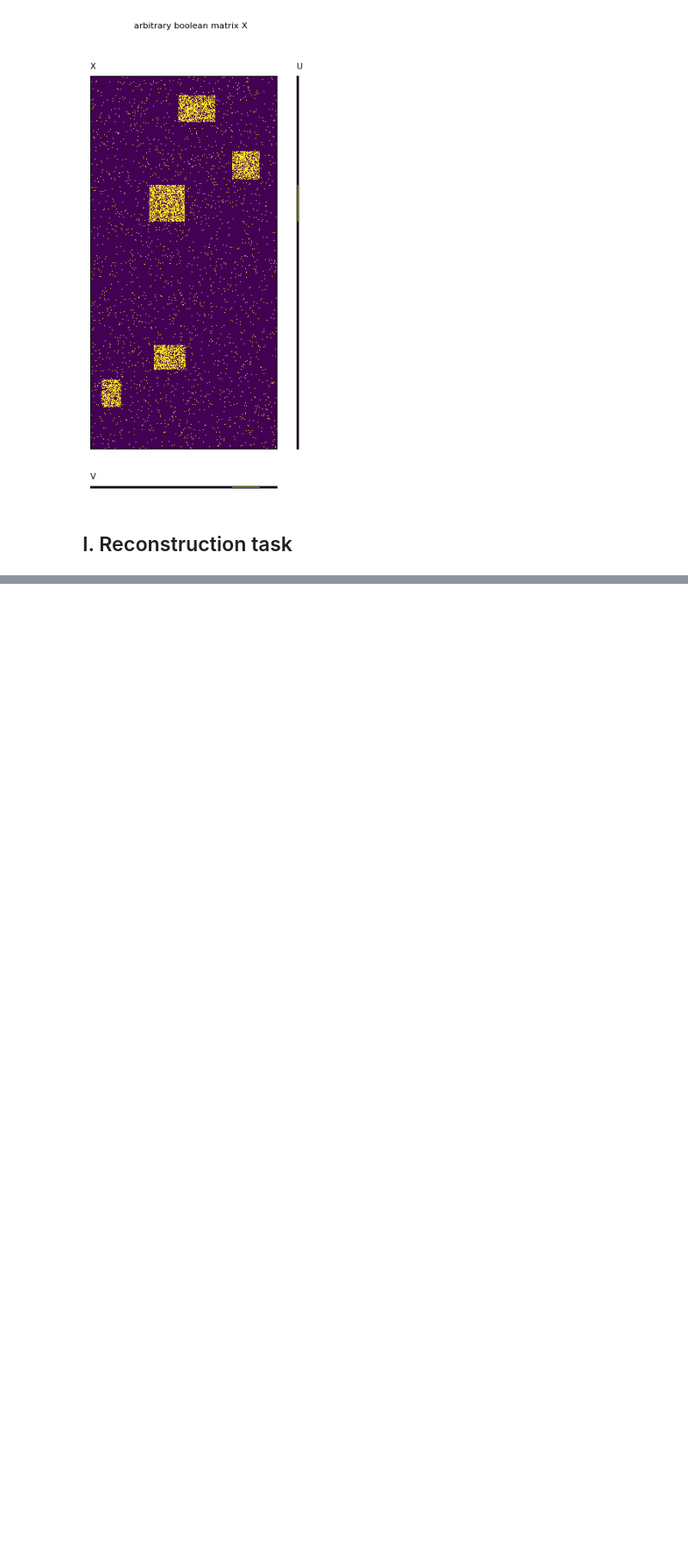
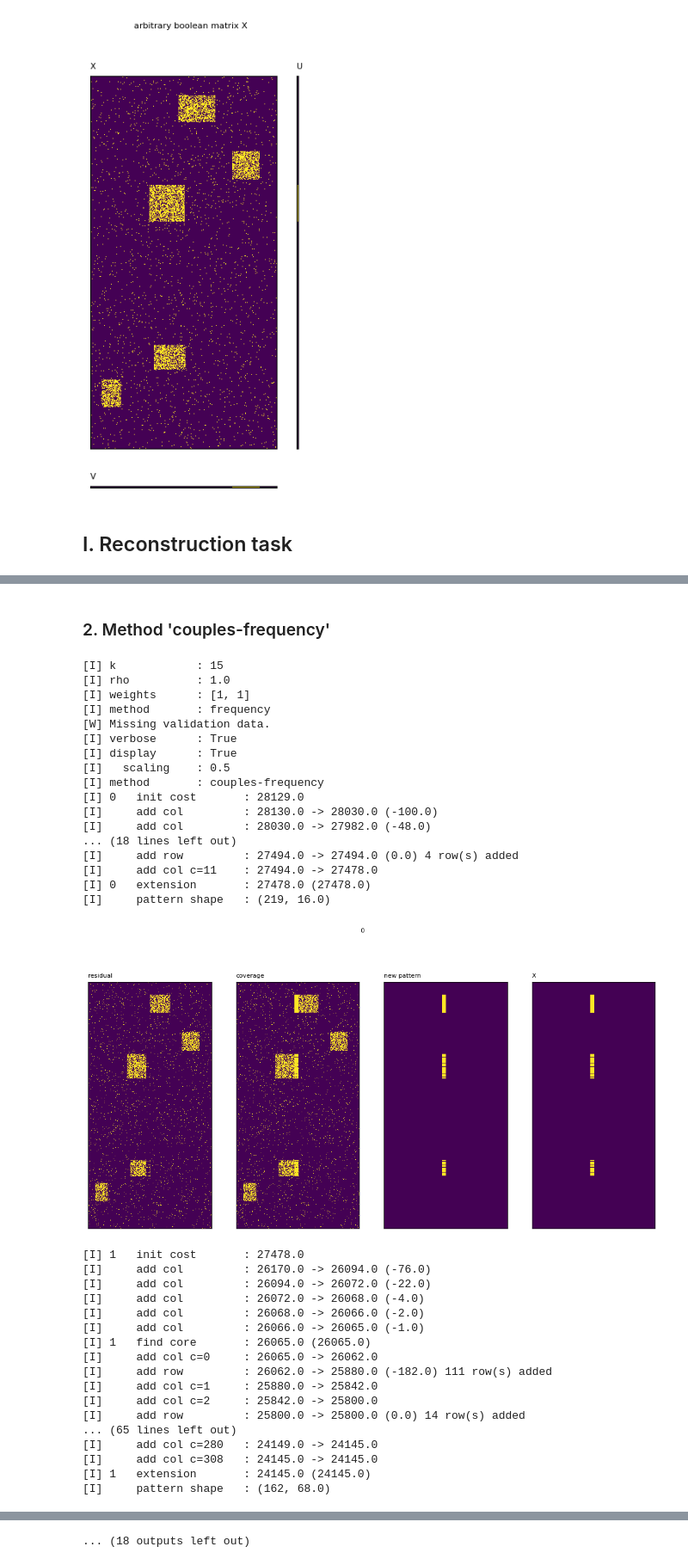
Before and after one commit to PreferredAI/PyBMF, a Jupyter notebook: examples/ex03_1_Panda_reconstruction_generated.ipynb, the cells around one changed output, grey strips where cells are left out. Shown at 86% size. Saved outputs shown, nothing was run; the diff lists cells and outputs as text; code cells hidden in the pictures; blank space fills up the shorter version.

```diff
--- a/examples/ex03_1_Panda_reconstruction_generated.ipynb
+++ b/examples/ex03_1_Panda_reconstruction_generated.ipynb
@@ -81 +159,51 @@ pattern 84
 ... (18 outputs left out)
+# %% [markdown]
+### 2. Method 'couples-frequency'
+# %%
+k = 15
+rho = 1.0
+w = [1, 1]
+
+panda = Panda(k=k, rho=rho, w=w)
+panda.fit(X_train, display=True, scaling=0.5, verbose=True, method='couples-frequency')
+
+# from utils import matmul, to_dense, show_matrix
+# settings = [(to_dense(X_test), [0, 0], 'X'),
+#             (matmul(panda.U, panda.V.T, sparse=False, boolean=True), [0, 1], "X'")]
+# show_matrix(settings=settings, scaling=0.5)
+# %% [output]
+[I] k            : 15
+[I] rho          : 1.0
+[I] weights      : [1, 1]
+[I] method       : frequency
+[W] Missing validation data.
+[I] verbose      : True
+[I] display      : True
+[I]   scaling    : 0.5
+[I] method       : couples-frequency
+[I] 0   init cost       : 28129.0
+[I]     add col         : 28130.0 -> 28030.0 (-100.0)
+[I]     add col         : 28030.0 -> 27982.0 (-48.0)
+... (18 lines left out)
+[I]     add row         : 27494.0 -> 27494.0 (0.0) 4 row(s) added
+[I]     add col c=11    : 27494.0 -> 27478.0
+[I] 0   extension       : 27478.0 (27478.0)
+[I]     pattern shape   : (219, 16.0)
+[figure, added]
+[I] 1   init cost       : 27478.0
+[I]     add col         : 26170.0 -> 26094.0 (-76.0)
+[I]     add col         : 26094.0 -> 26072.0 (-22.0)
+[I]     add col         : 26072.0 -> 26068.0 (-4.0)
+[I]     add col         : 26068.0 -> 26066.0 (-2.0)
+[I]     add col         : 26066.0 -> 26065.0 (-1.0)
+[I] 1   find core       : 26065.0 (26065.0)
+[I]     add col c=0     : 26065.0 -> 26062.0
+[I]     add row         : 26062.0 -> 25880.0 (-182.0) 111 row(s) added
+[I]     add col c=1     : 25880.0 -> 25842.0
+[I]     add col c=2     : 25842.0 -> 25800.0
+[I]     add row         : 25800.0 -> 25800.0 (0.0) 14 row(s) added
+... (65 lines left out)
+[I]     add col c=280   : 24149.0 -> 24145.0
+[I]     add col c=308   : 24145.0 -> 24145.0
+[I] 1   extension       : 24145.0 (24145.0)
+[I]     pattern shape   : (162, 68.0)
@@ -81,0 +283 @@ pattern 84
+... (18 outputs left out)
```
Also changed, not shown: parts of 15 cells of this notebook, 19 other files.
